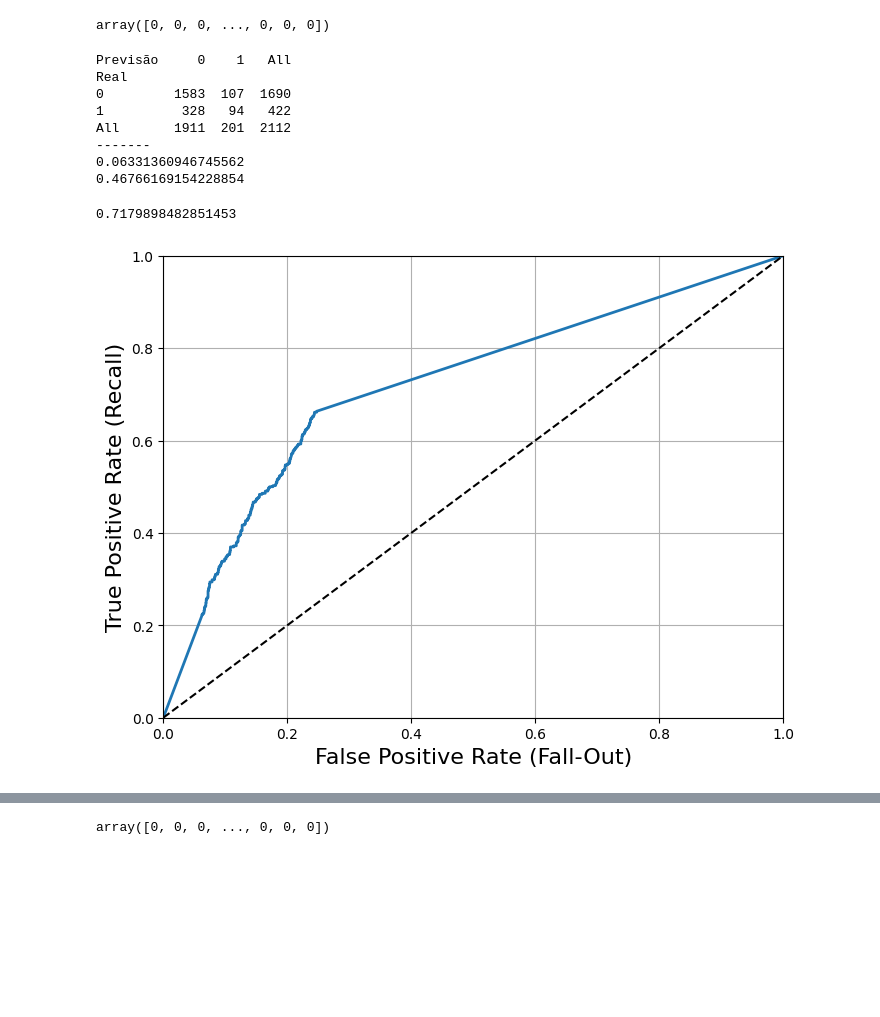
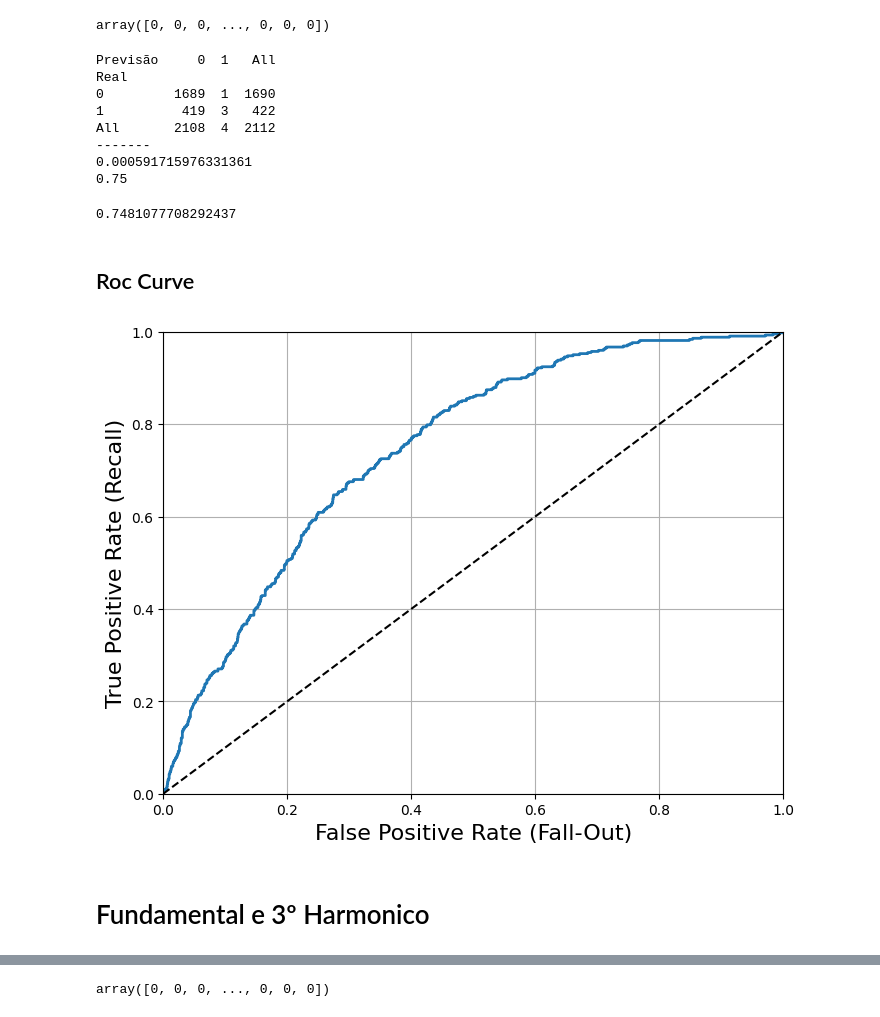
Before and after one commit to Jeisianyf/IC_ML, a Jupyter notebook: SVM/svm.ipynb, the cells around one changed output, grey strips where cells are left out. Drawn from its saved outputs; the diff is of its cells as text; code cells hidden in the pictures; blank space fills up the shorter version.

```diff
--- a/SVM/svm.ipynb
+++ b/SVM/svm.ipynb
@@ -7,6 +9,5 @@ import matplotlib.pyplot as plt
 # %%
-df = pd.read_csv('../../Banco de Dados Matlab/dataset_harmonicos_final.csv')
-df = df.replace('i', 'j', regex=True)
+df = pd.read_csv('../../Banco de Dados Matlab/dataset_fundamental_harmonicos_2.csv')
 
 display(df)
 # %% [output]
@@ -130,12 +115,12 @@ import matplotlib.pyplot as plt
 
 
 param_grid_sgd = {
-    'alpha': [0.001, 0.01, 0.1, 1, 10, 20, 100],
-    'loss': ['log', 'modified_huber', 'squared_hinge', 'perceptron'],
-
+    'alpha': [0.0001, 0.0005, 0.00005, 0.001],
+    'loss': ['log_loss'],
+    'penalty': ['l2', 'l1', 'elasticnet', None]
 }
 
-model_sgd = SGDClassifier(max_iter=300)
+model_sgd = SGDClassifier(max_iter=300, early_stopping=True, random_state=42, verbose=2)
 
 grid_sgd = GridSearchCV(model_sgd, param_grid_sgd, cv=10, scoring='roc_auc')
 grid_sgd.fit(X_train, y_train)
@@ -175,6 +162,7 @@ print(best_score_sgd)
 final_model_sgd = SGDClassifier(
     alpha= best_params_sgd['alpha'],
     loss= best_params_sgd['loss'],
+    penalty= best_params_sgd['penalty'],
 )
 
 final_model_sgd.fit(X_train, y_train)
@@ -238,39 +226,43 @@ print('-------')
 print(taxa_fp)
 print(taxa_detec_limiar)
 # %% [output]
-Previsão     0    1   All
+Previsão     0  1   All
 Real
-0         1583  107  1690
-1          328   94   422
-All       1911  201  2112
+0         1689  1  1690
+1          419  3   422
+All       2108  4  2112
 -------
-0.06331360946745562
-0.46766169154228854
+0.000591715976331361
+0.75
 # %%
 from sklearn.metrics import roc_auc_score
 
 roc_auc_score(y_test, y_proba[:,1])
 # %% [output]
-0.7179898482851453
+0.7481077708292437
 # %%
 from sklearn.metrics import roc_curve
 
-fpr_rna, tpr_rna, threshold = roc_curve(y_test, y_proba[:,1])
+fpr_h2, tpr_h2, threshold = roc_curve(y_test, y_proba[:,1])
+# %% [markdown]
+## Roc Curve
 # %%
 def plot_roc_curve(fpr, tpr, label=None):
     plt.plot(fpr, tpr, linewidth=2, label=label)
     plt.plot([0, 1], [0, 1], 'k--') # dashed diagonal
     plt.axis([0, 1, 0, 1])                                    # Not shown in the book
     plt.xlabel('False Positive Rate (Fall-Out)', fontsize=16) # Not shown
     plt.ylabel('True Positive Rate (Recall)', fontsize=16)    # Not shown
     plt.grid(True)                                            # Not shown
 
 plt.figure(figsize=(8, 6))                                    # Not shown
-plot_roc_curve(fpr_rna, tpr_rna)
+plot_roc_curve(fpr_h2, tpr_h2)
 #fpr_90 = fpr[np.argmax(tpr >= recall_90_precision)]           # Not shown
 #plt.plot([fpr_90, fpr_90], [0., recall_90_precision], "r:")   # Not shown
 #plt.plot([0.0, fpr_90], [recall_90_precision, recall_90_precision], "r:")  # Not shown
 #plt.plot([fpr_90], [recall_90_precision], "ro")               # Not shown
 plt.show()
 # %% [output]
-[figure, old version]
+[figure, new version]
+# %% [markdown]
+# Fundamental e 3º Harmonico
```
Also changed, not shown: parts of 61 cells of this notebook, 6 other files.
